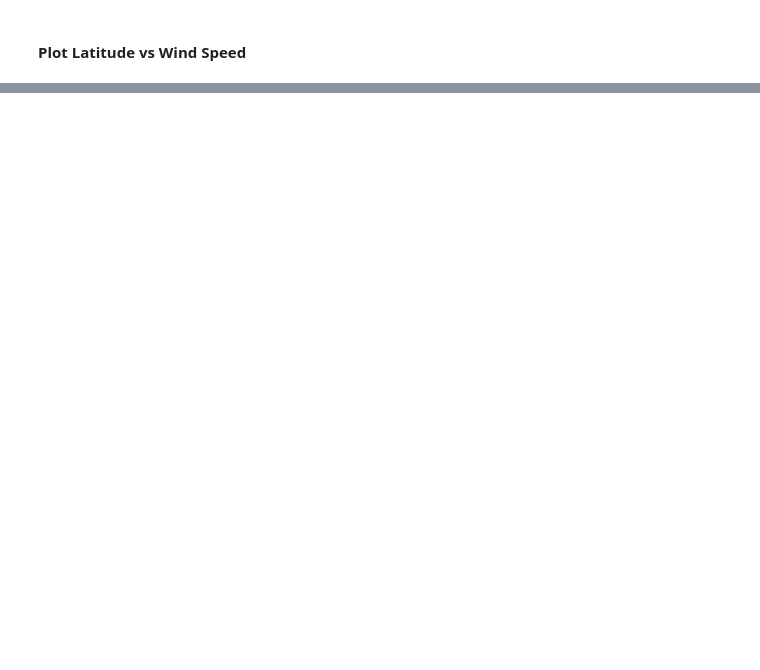
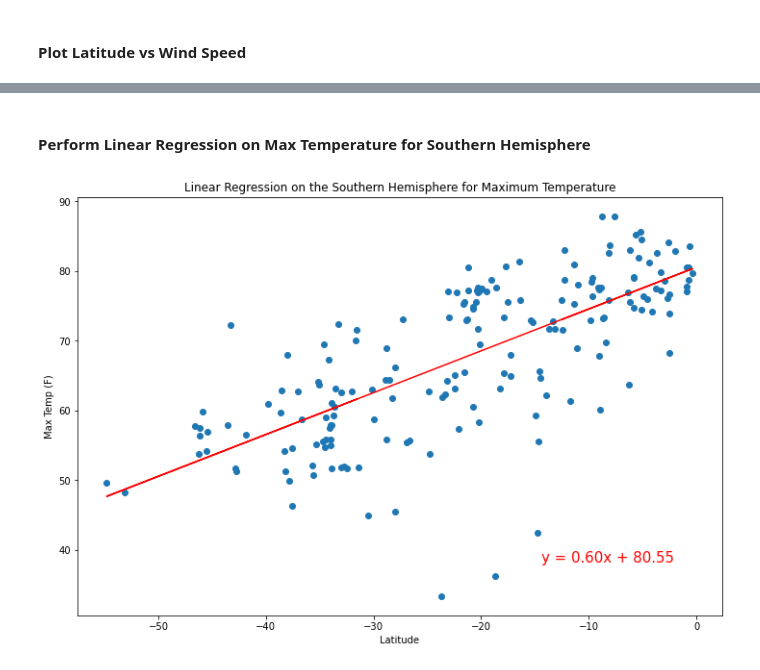
Before and after one commit to aufdemarbeitsmarkt/World_Weather_Analysis, a Jupyter notebook: WeatherPy.ipynb, the cells around one changed output, grey strips where cells are left out. Cells and saved outputs as stored; diff of their text form; code cells hidden in the pictures; blank space fills up the shorter version.

Commit message:
finishing 6.4.5 & linear regressions

```diff
--- a/WeatherPy.ipynb
+++ b/WeatherPy.ipynb
@@ -271,0 +312,3 @@ plt.show()
+# %%
+northern_hemisphere_df = city_data_df.loc[(city_data_df['Lat'] >= 0)]
+southern_hemisphere_df = city_data_df.loc[(city_data_df['Lat'] < 0)]
@@ -271,0 +329,14 @@ plt.show()
+# %% [markdown]
+#### Perform Linear Regression on Max Temperature for Southern Hemisphere
+# %%
+x_values = southern_hemisphere_df['Lat']
+y_values = southern_hemisphere_df['Max Temp']
+plot_linear_regression(
+    x_values=x_values,
+    y_values=y_values,
+    title='Linear Regression on the Southern Hemisphere ' \
+    'for Maximum Temperature',
+    y_label='Max Temp (F)'
+)
+# %% [output]
+[figure, added]
```
Also changed, not shown: parts of 28 cells of this notebook, 5 other files.
